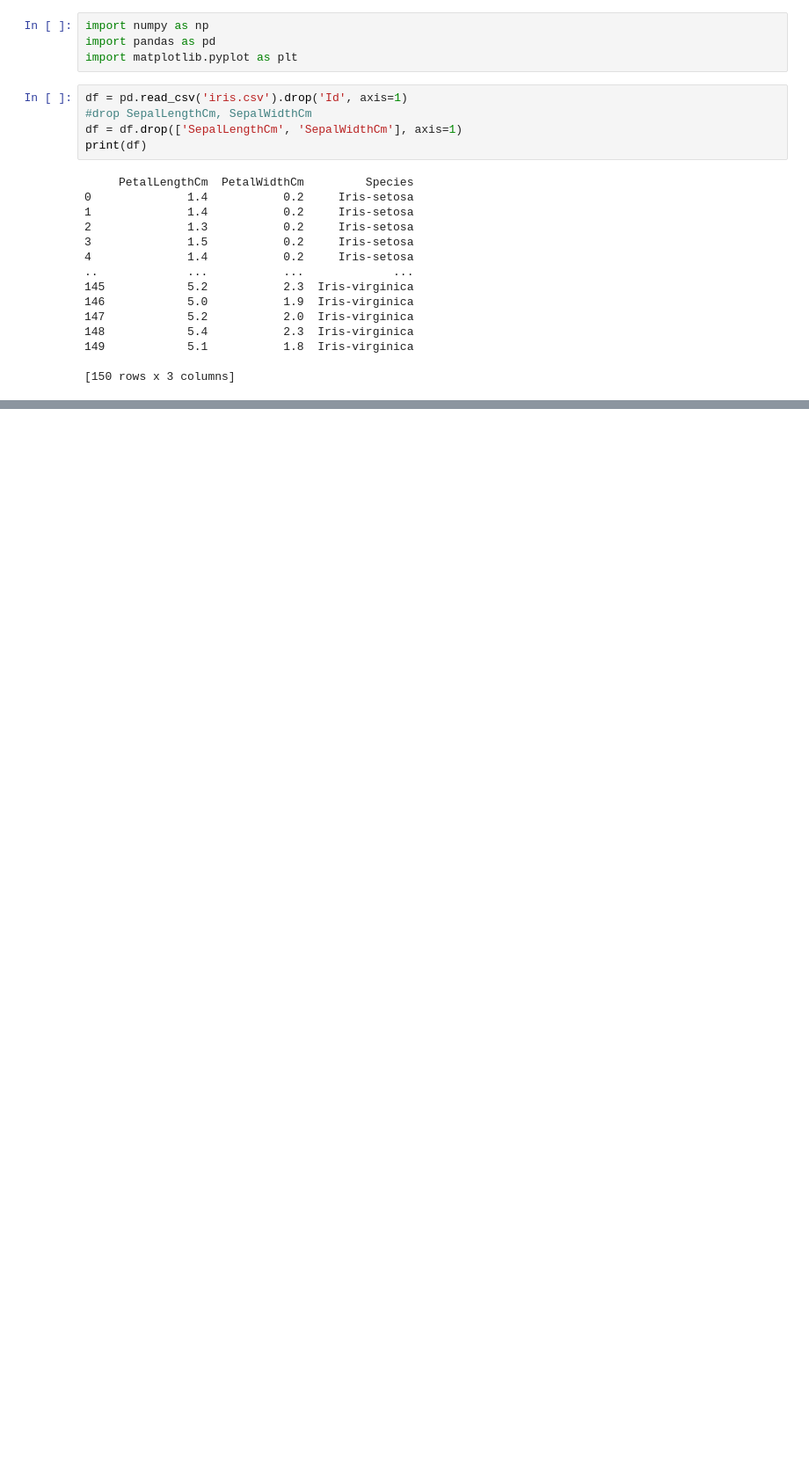
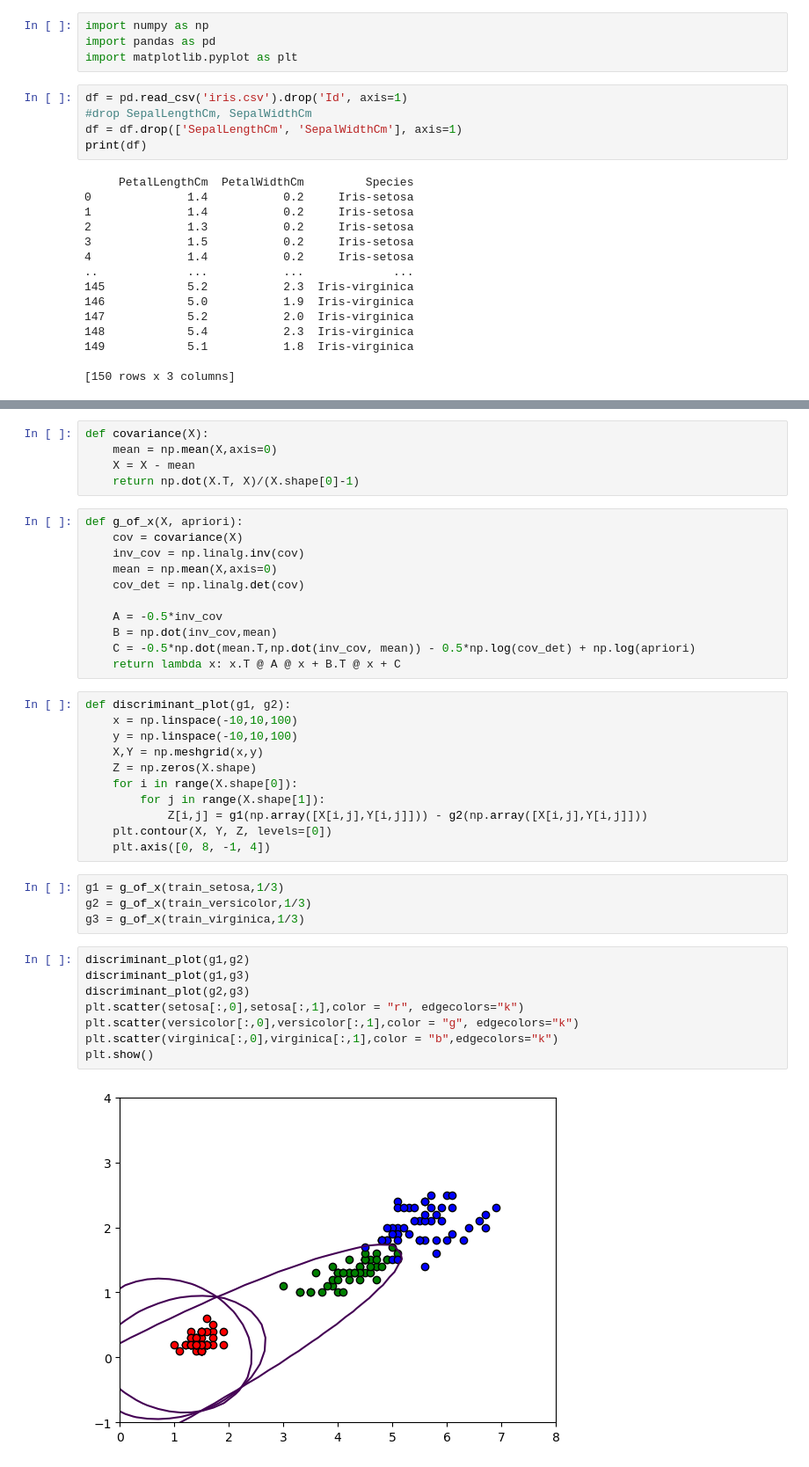
Before and after one commit to msrisujan/PR-and-ML-Lab, a Jupyter notebook: Lab7/CS21B1081_Q4.ipynb, the cells around one changed output, grey strips where cells are left out. Shown: that part at 88% size. Drawn from its saved outputs; the diff is of its cells as text; blank space fills up the shorter version.

```diff
--- a/Lab7/CS21B1081_Q4.ipynb
+++ b/Lab7/CS21B1081_Q4.ipynb
@@ -146,0 +33,41 @@ plt.show()
+# %%
+def covariance(X):
+    mean = np.mean(X,axis=0)
+    X = X - mean
+    return np.dot(X.T, X)/(X.shape[0]-1)
+# %%
+def g_of_x(X, apriori):
+    cov = covariance(X)
+    inv_cov = np.linalg.inv(cov)
+    mean = np.mean(X,axis=0)
+    cov_det = np.linalg.det(cov)
+
+    A = -0.5*inv_cov
+    B = np.dot(inv_cov,mean)
+    C = -0.5*np.dot(mean.T,np.dot(inv_cov, mean)) - 0.5*np.log(cov_det) + np.log(apriori)
+    return lambda x: x.T @ A @ x + B.T @ x + C
+# %%
+def discriminant_plot(g1, g2):
+    x = np.linspace(-10,10,100)
+    y = np.linspace(-10,10,100)
+    X,Y = np.meshgrid(x,y)
+    Z = np.zeros(X.shape)
+    for i in range(X.shape[0]):
+        for j in range(X.shape[1]):
+            Z[i,j] = g1(np.array([X[i,j],Y[i,j]])) - g2(np.array([X[i,j],Y[i,j]]))
+    plt.contour(X, Y, Z, levels=[0])
+    plt.axis([0, 8, -1, 4])
+# %%
+g1 = g_of_x(train_setosa,1/3)
+g2 = g_of_x(train_versicolor,1/3)
+g3 = g_of_x(train_virginica,1/3)
+# %%
+discriminant_plot(g1,g2)
+discriminant_plot(g1,g3)
+discriminant_plot(g2,g3)
+plt.scatter(setosa[:,0],setosa[:,1],color = "r", edgecolors="k")
+plt.scatter(versicolor[:,0],versicolor[:,1],color = "g", edgecolors="k")
+plt.scatter(virginica[:,0],virginica[:,1],color = "b",edgecolors="k")
+plt.show()
+# %% [output]
+[figure, added]
```
Also changed, not shown: parts of 7 cells of this notebook, 3 other files.
